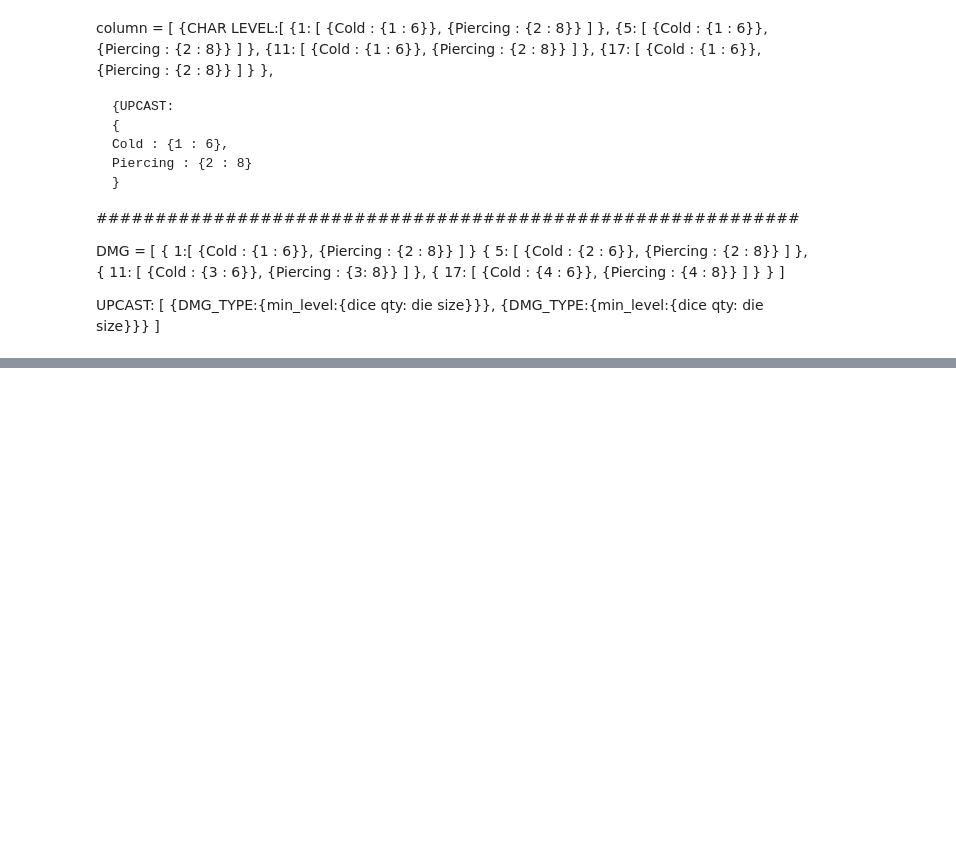
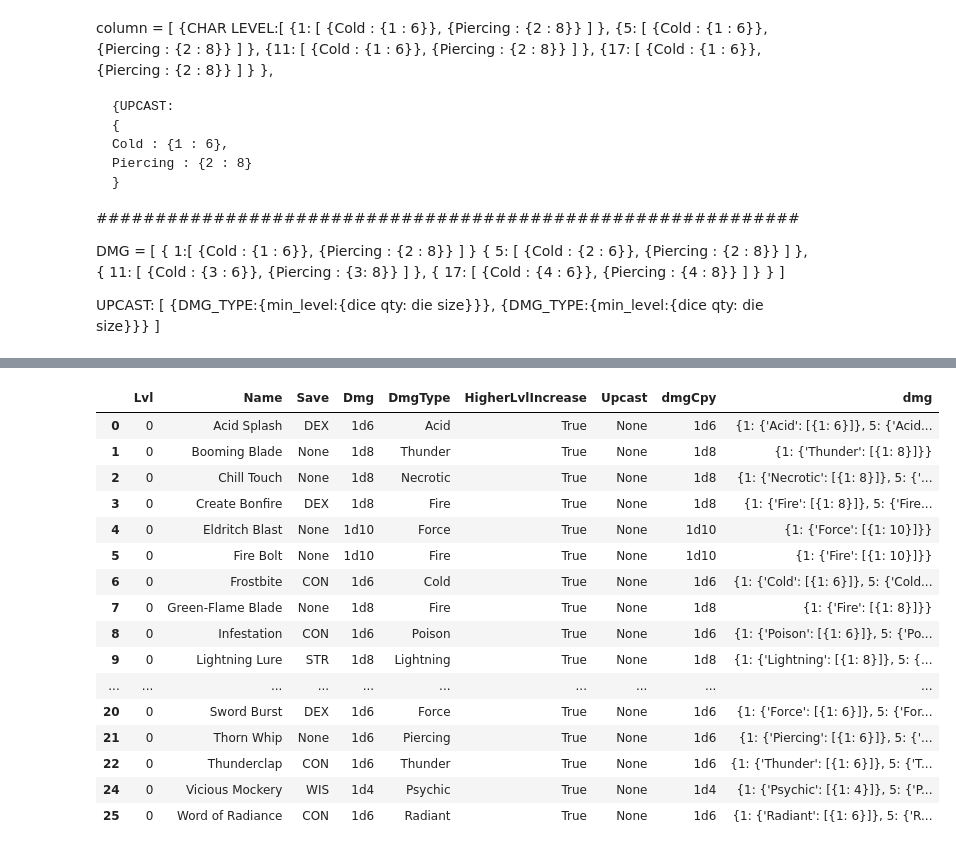
Before and after one commit to pconnell/DNDIO, a Jupyter notebook: dmg_spell_scrape.ipynb, the cells around one changed output, grey strips where cells are left out. Drawn from its saved outputs; the diff is of its cells as text; code cells hidden in the pictures; blank space fills up the shorter version.

```diff
--- a/dmg_spell_scrape.ipynb
+++ b/dmg_spell_scrape.ipynb
@@ -515,0 +993,37 @@ UPCAST:
+# %%
+higher_inc_chr['dmg'] = None
+for i,row in higher_inc_chr.iterrows():
+    try:
+        f = open('./data_for_parsing/spells/{}.html'.format(row['Name']),'r').read()
+    except:
+        print("No file for {}".format(row['Name']))
+        pass
+    soup = BS(f).get_text().strip()
+    soup = re.sub('\n+','\n',soup)
+    res = re.findall('\d+.. level.*?(?=\.)',soup)
+    base = row['Dmg'].split('d')
+    dmg_dict = {1:{row['DmgType']:[{int(base[0]):int(base[1])}]}}
+    if len(res) > 0:
+        r1 = re.findall('(\d+)th level \((\d+)d(\d)\)',res[0])
+        for t in r1:
+            dmg_dict[int(t[0])] = {row['DmgType']:[{int(t[1]):int(t[2])}]}
+    higher_inc_chr.at[i,'dmg'] = dmg_dict
+higher_inc_chr
+# %% [output]
+|  | Lvl | Name | Save | Dmg | DmgType | HigherLvlIncrease | Upcast | dmgCpy | dmg |
+| 0 | 0 | Acid Splash | DEX | 1d6 | Acid | True | None | 1d6 | {1: {'Acid': [{1: 6}]}, 5: {'Acid... |
+| 1 | 0 | Booming Blade | None | 1d8 | Thunder | True | None | 1d8 | {1: {'Thunder': [{1: 8}]}} |
+| 2 | 0 | Chill Touch | None | 1d8 | Necrotic | True | None | 1d8 | {1: {'Necrotic': [{1: 8}]}, 5: {'... |
+| 3 | 0 | Create Bonfire | DEX | 1d8 | Fire | True | None | 1d8 | {1: {'Fire': [{1: 8}]}, 5: {'Fire... |
+| 4 | 0 | Eldritch Blast | None | 1d10 | Force | True | None | 1d10 | {1: {'Force': [{1: 10}]}} |
+| 5 | 0 | Fire Bolt | None | 1d10 | Fire | True | None | 1d10 | {1: {'Fire': [{1: 10}]}} |
+| 6 | 0 | Frostbite | CON | 1d6 | Cold | True | None | 1d6 | {1: {'Cold': [{1: 6}]}, 5: {'Cold... |
+| 7 | 0 | Green-Flame Blade | None | 1d8 | Fire | True | None | 1d8 | {1: {'Fire': [{1: 8}]}} |
+| 8 | 0 | Infestation | CON | 1d6 | Poison | True | None | 1d6 | {1: {'Poison': [{1: 6}]}, 5: {'Po... |
+| 9 | 0 | Lightning Lure | STR | 1d8 | Lightning | True | None | 1d8 | {1: {'Lightning': [{1: 8}]}, 5: {... |
+| ... | ... | ... | ... | ... | ... | ... | ... | ... | ... |
+| 20 | 0 | Sword Burst | DEX | 1d6 | Force | True | None | 1d6 | {1: {'Force': [{1: 6}]}, 5: {'For... |
+| 21 | 0 | Thorn Whip | None | 1d6 | Piercing | True | None | 1d6 | {1: {'Piercing': [{1: 6}]}, 5: {'... |
+| 22 | 0 | Thunderclap | CON | 1d6 | Thunder | True | None | 1d6 | {1: {'Thunder': [{1: 6}]}, 5: {'T... |
+| 24 | 0 | Vicious Mockery | WIS | 1d4 | Psychic | True | None | 1d4 | {1: {'Psychic': [{1: 4}]}, 5: {'P... |
+| 25 | 0 | Word of Radiance | CON | 1d6 | Radiant | True | None | 1d6 | {1: {'Radiant': [{1: 6}]}, 5: {'R... |
```
Also changed, not shown: parts of 48 cells of this notebook, 15 other files.
